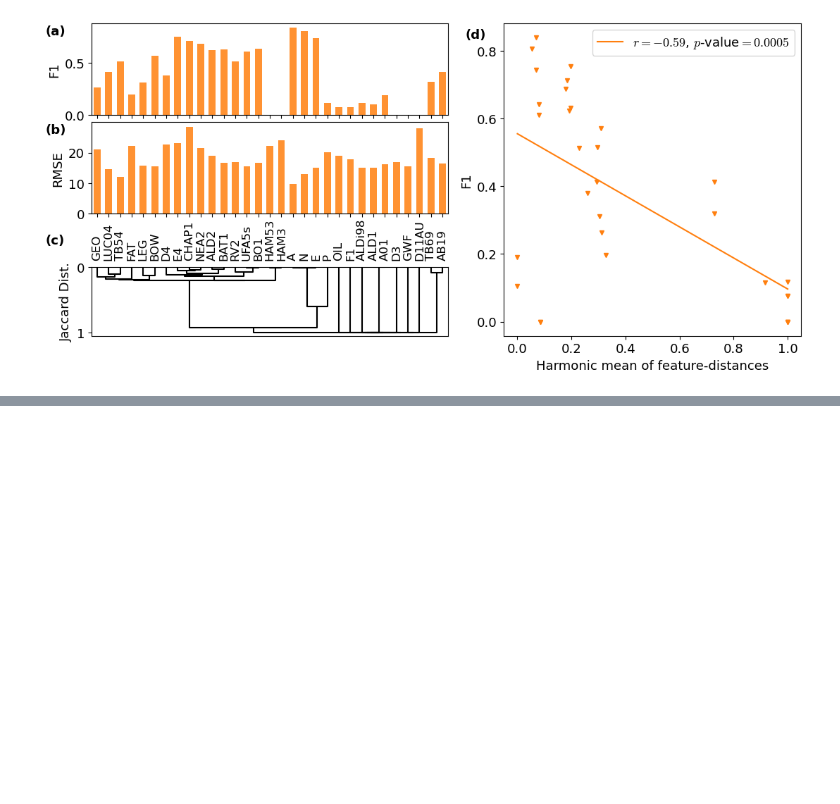
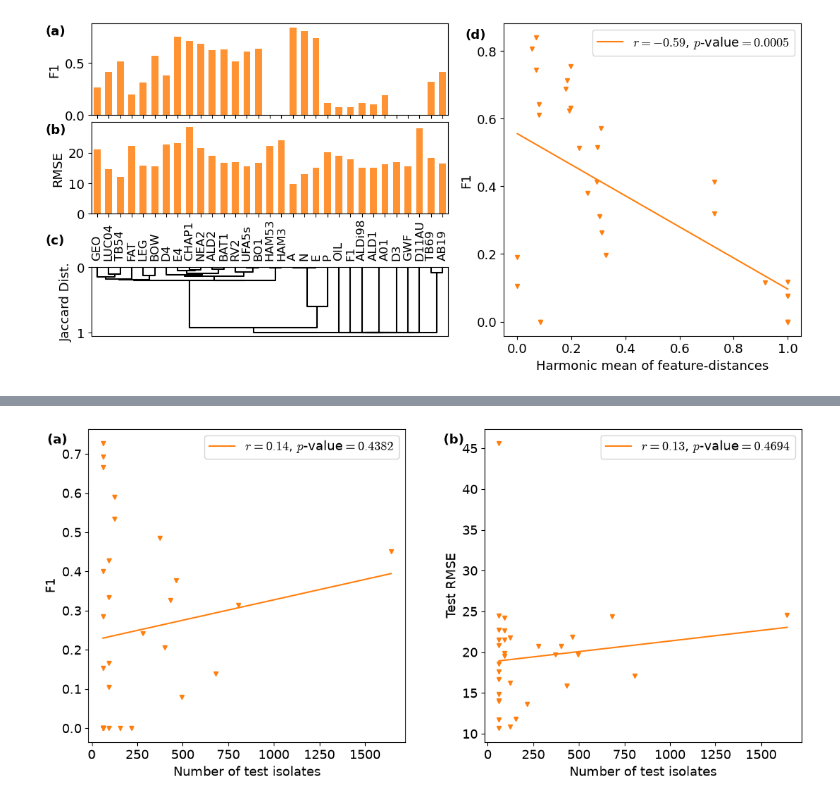
Before and after one commit to Antonia-Chalka/PanPhage_Models_Reference, a Jupyter notebook: code/pythonnotebooks/LGO_plots.ipynb, the cells around one changed output, grey strips where cells are left out. Drawn from its saved outputs; the diff is of its cells as text; code cells hidden in the pictures; blank space fills up the shorter version.

```diff
--- a/code/pythonnotebooks/LGO_plots.ipynb
+++ b/code/pythonnotebooks/LGO_plots.ipynb
@@ -219,0 +469,18 @@ path = '../../Alison Low\'s files - Pan_Phage ML manuscript/figures/Fig 4_combin
+# %%
+rmse_stats = pd.read_csv("../../data/lgo_mlst/mlst_lgocv_stats.csv")
+
+print(rmse_stats.columns.tolist())   # expect: model, train_rmse, test_rmse, n_test, ...
+
+model_extrastats = (
+    model_extrastats
+    .merge(
+        rmse_stats[["model", "train_rmse", "test_rmse", "n_test"]],
+        left_on="mlst", right_on="model", how="left"
+    )
+    .drop(columns="model")
+)
+
+model_extrastats["n_test"] = model_extrastats["n"] / 31
+
+print(model_extrastats.head())
+print("Unmatched mlst:", model_extrastats["n_test"].isna().sum())
@@ -219,0 +505,51 @@ path = '../../Alison Low\'s files - Pan_Phage ML manuscript/figures/Fig 4_combin
+# %%
+from matplotlib.gridspec import GridSpec
+from scipy.stats import pearsonr
+
+# Create the figure
+fig = plt.figure(figsize=(13, 11.52 * .5))
+
+gs = GridSpec(1, 2, figure=fig,
+              width_ratios=[1, 1],
+              wspace=0.25)
+
+ax1 = fig.add_subplot(gs[0, 0])  # (a) F1 vs n isolates
+ax2 = fig.add_subplot(gs[0, 1])  # (b) test RMSE vs n isolates
+
+ms = 5
+
+def scatter_with_trend(ax, x, y, ylabel):
+    # Drop NaNs (e.g. undefined F1 when an isolate has no positives)
+    mask = ~(np.isnan(x) | np.isnan(y))
+    x, y = x[mask], y[mask]
+
+    # Linear regression
+    fit = np.polyfit(x, y, 1)
+    res = pearsonr(x, y)
+    r, p = res.statistic, res.pvalue
+    xFit = np.array([x.min(), x.max()])
+
+    label = fr'$r={np.around(r, 2)}$, $p$-value$={np.around(p, 4)}$'
+    ax.plot(x, y, 'v', ms=ms, c='C1')
+    ax.plot(xFit, fit[0] * xFit + fit[1], c='C1', alpha=1, label=label)
+
+    ax.set_xlabel('Number of test isolates')
+    ax.set_ylabel(ylabel)
+    ax.legend(fontsize=13)
+
+x = model_extrastats["n"].values.astype(float)
+
+scatter_with_trend(ax1, x, model_extrastats["f1"].values.astype(float), "F1")
+scatter_with_trend(ax2, x, model_extrastats["test_rmse"].values.astype(float), "Test RMSE")
+
+# Panel labels, top left
+for axis, label in zip([ax1, ax2], ['(a)', '(b)']):
+    axis.text(-0.13, .985, label,
+              transform=axis.transAxes,
+              va='top', ha='left',
+              fontweight='bold')
+
+fig.savefig("../../data/lgo_mlst/f1_rmse_vs_n_isolates.png", dpi=300, bbox_inches="tight")
+plt.show()
+# %% [output]
+[figure, added]
```
Also changed, not shown: parts of 11 cells of this notebook, 15 other files.
